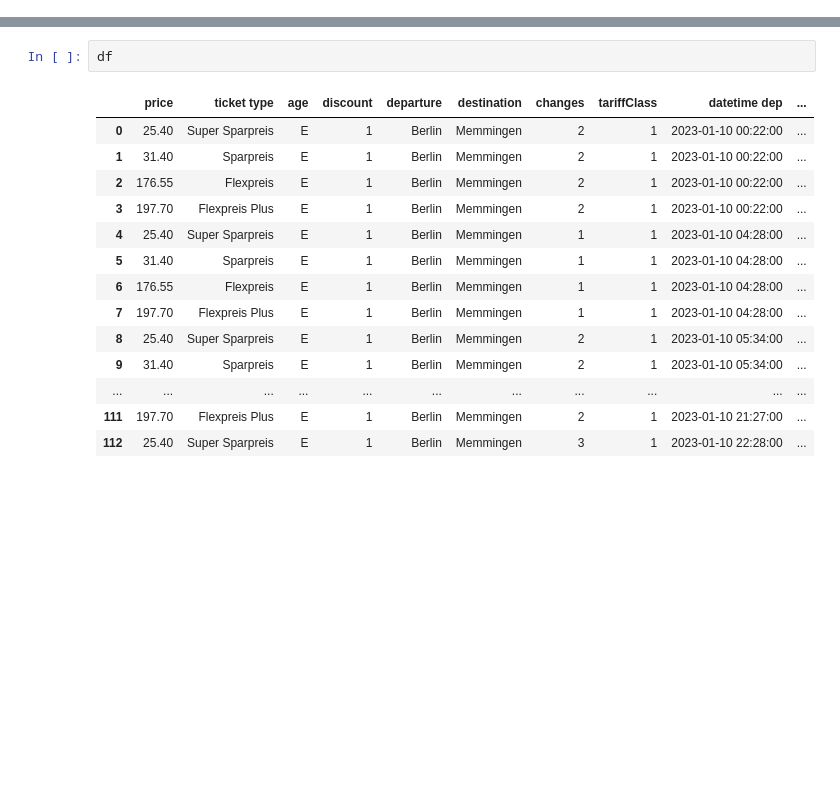
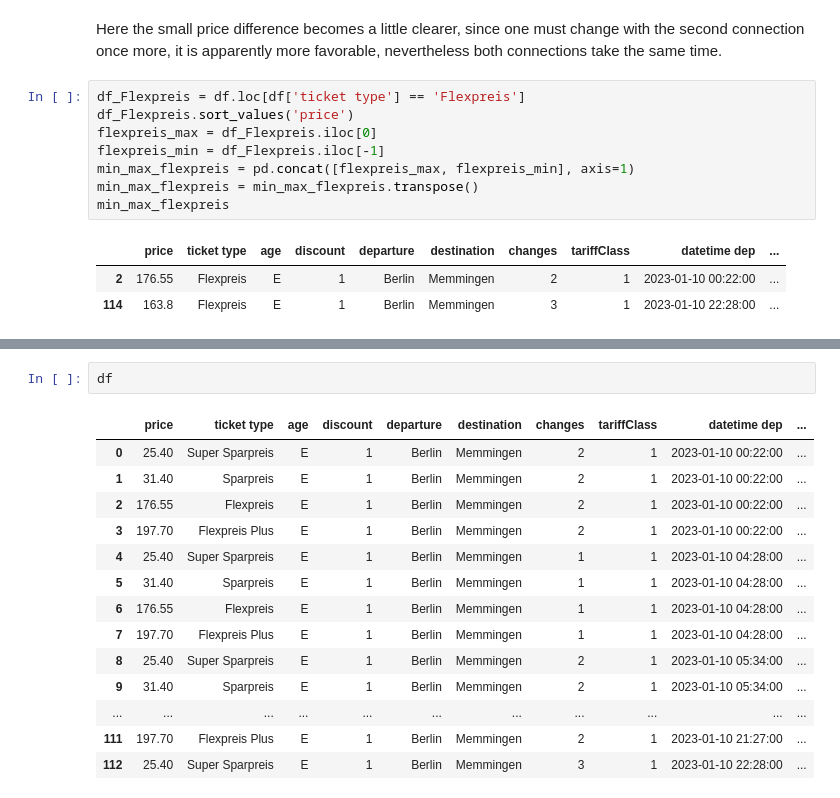
Before and after one commit to emely3h/SE_25_Data_Science, a Jupyter notebook: final_project/1_1_prices-single-day.ipynb, the cells around one changed output, grey strips where cells are left out. Drawn from its saved outputs; the diff is of its cells as text; blank space fills up the shorter version.

```diff
--- a/final_project/clean-data.ipynb
+++ b/final_project/1_1_prices-single-day.ipynb
@@ -250,0 +59,14 @@ min_max_of_day
+# %% [markdown]
+Here the small price difference becomes a little clearer, since one must change with the second connection once more, it is apparently more favorable, nevertheless both connections take the same time.
+# %%
+df_Flexpreis = df.loc[df['ticket type'] == 'Flexpreis']
+df_Flexpreis.sort_values('price')
+flexpreis_max = df_Flexpreis.iloc[0]
+flexpreis_min = df_Flexpreis.iloc[-1]
+min_max_flexpreis = pd.concat([flexpreis_max, flexpreis_min], axis=1)
+min_max_flexpreis = min_max_flexpreis.transpose()
+min_max_flexpreis
+# %% [output]
+|  | price | ticket type | age | discount | departure | destination | changes | tariffClass | datetime dep | ... |
+| 2 | 176.55 | Flexpreis | E | 1 | Berlin | Memmingen | 2 | 1 | 2023-01-10 00:22:00 | ... |
+| 114 | 163.8 | Flexpreis | E | 1 | Berlin | Memmingen | 3 | 1 | 2023-01-10 22:28:00 | ... |
```
Also changed, not shown: parts of 36 cells of this notebook, 29 other files.
